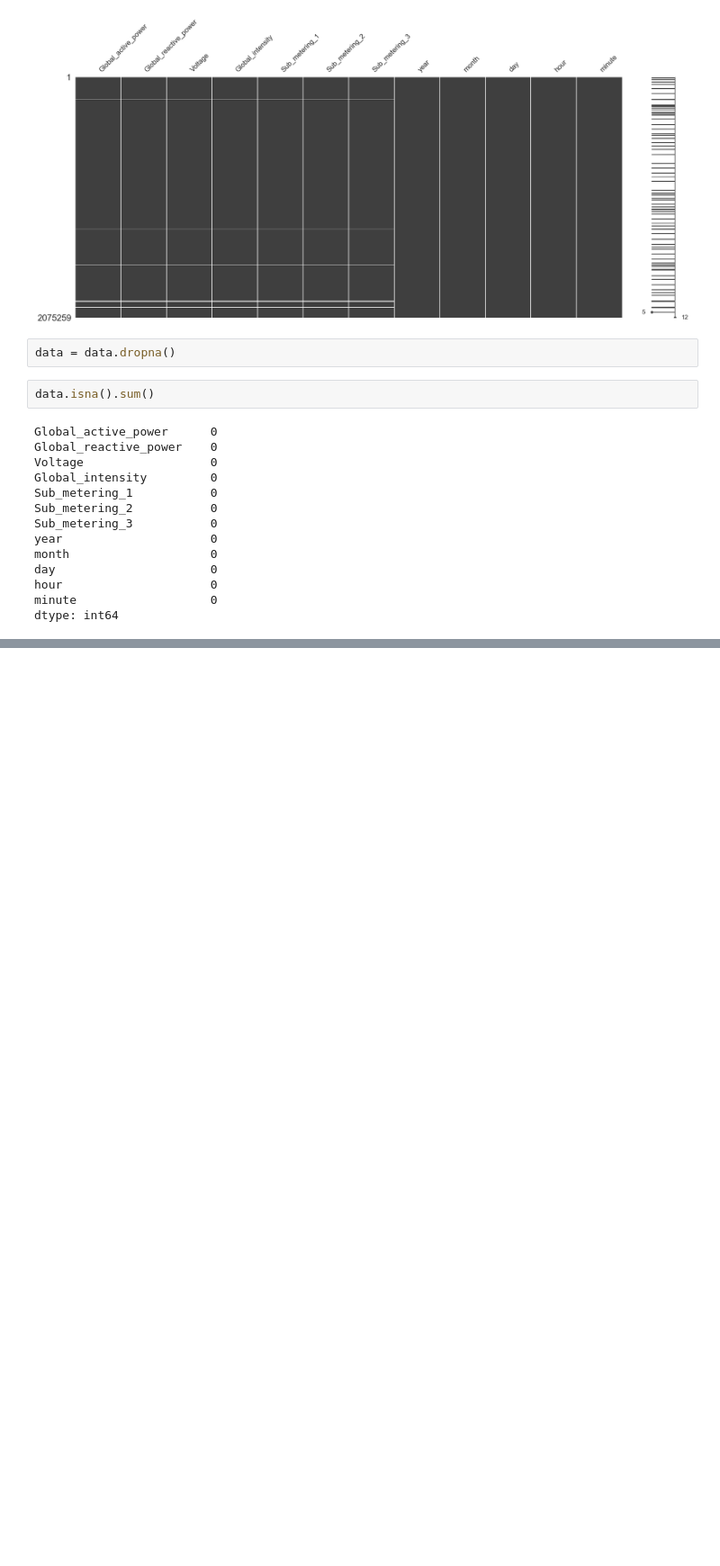
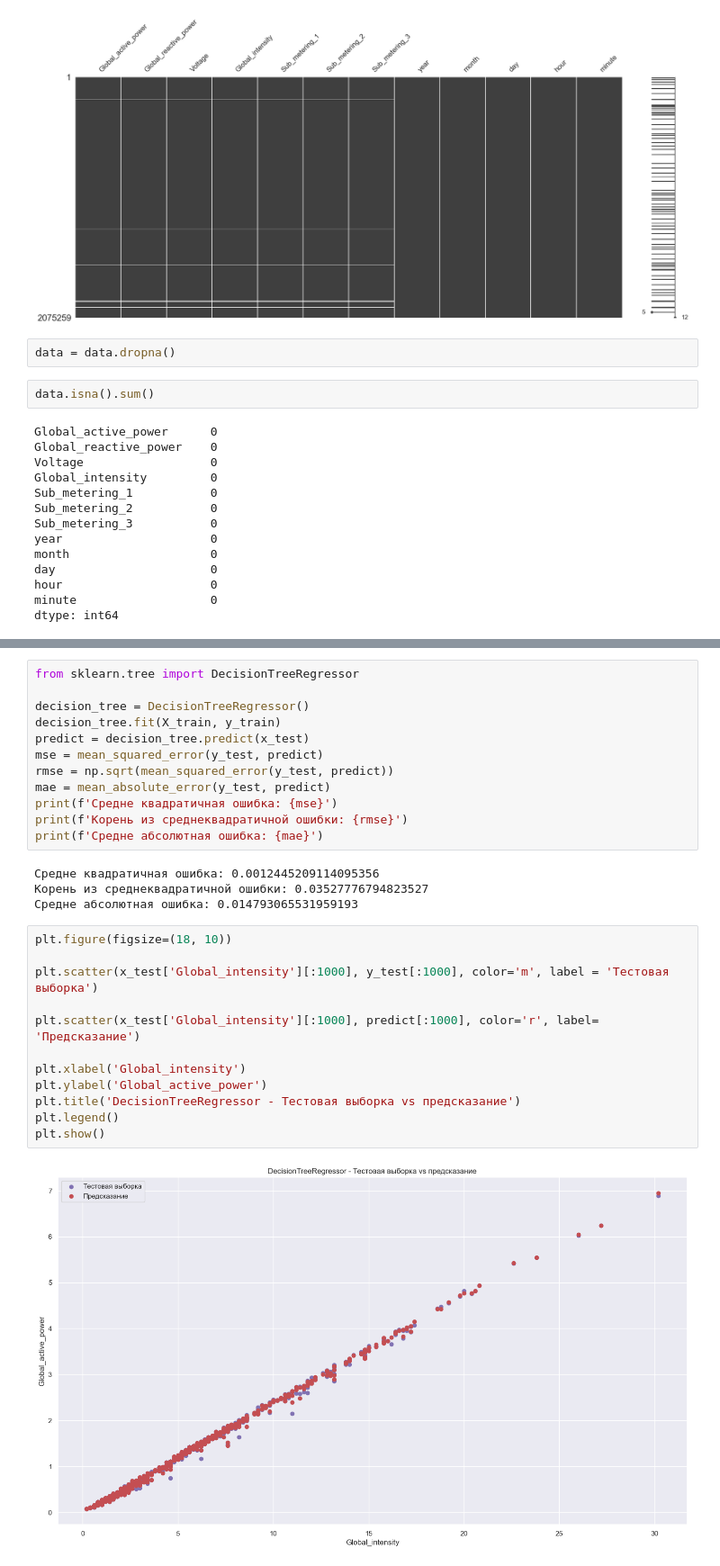
Before and after one commit to Mizoroki-Heck/household_power_consumption, a Jupyter notebook: household_power_consumption.ipynb, the cells around one changed output, grey strips where cells are left out. Shown: that part at 90% size. Drawn from its saved outputs; the diff is of its cells as text; blank space fills up the shorter version.

```diff
--- a/household_power_consumption.ipynb
+++ b/household_power_consumption.ipynb
@@ -154,0 +229,30 @@ dtype: int64
+# %%
+from sklearn.tree import DecisionTreeRegressor
+
+decision_tree = DecisionTreeRegressor()
+decision_tree.fit(X_train, y_train)
+predict = decision_tree.predict(x_test)
+mse = mean_squared_error(y_test, predict)
+rmse = np.sqrt(mean_squared_error(y_test, predict))
+mae = mean_absolute_error(y_test, predict)
+print(f'Средне квадратичная ошибка: {mse}')
+print(f'Корень из среднеквадратичной ошибки: {rmse}')
+print(f'Средне абсолютная ошибка: {mae}')
+# %% [output]
+Средне квадратичная ошибка: 0.0012445209114095356
+Корень из среднеквадратичной ошибки: 0.03527776794823527
+Средне абсолютная ошибка: 0.014793065531959193
+# %%
+plt.figure(figsize=(18, 10))
+
+plt.scatter(x_test['Global_intensity'][:1000], y_test[:1000], color='m', label = 'Тестовая выборка')
+
+plt.scatter(x_test['Global_intensity'][:1000], predict[:1000], color='r', label= 'Предсказание')
+
+plt.xlabel('Global_intensity')
+plt.ylabel('Global_active_power')
+plt.title('DecisionTreeRegressor - Тестовая выборка vs предсказание')
+plt.legend()
+plt.show()
+# %% [output]
+[figure, added]
```
Also changed, not shown: parts of 22 cells of this notebook.
